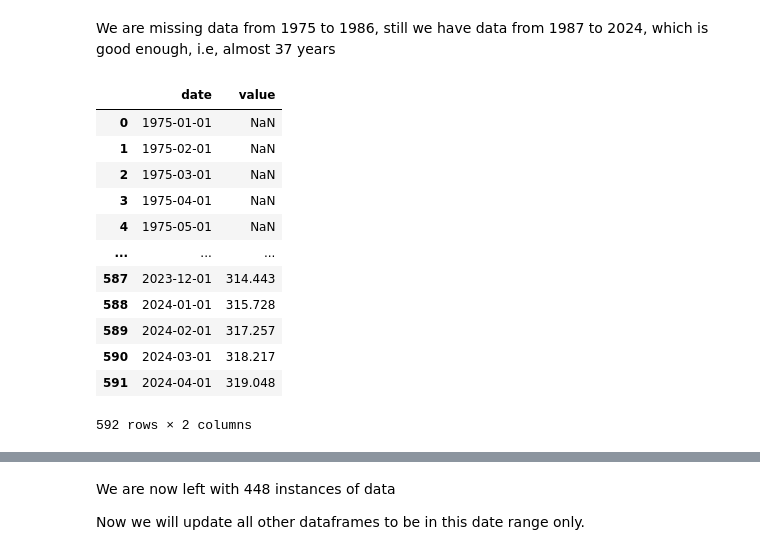
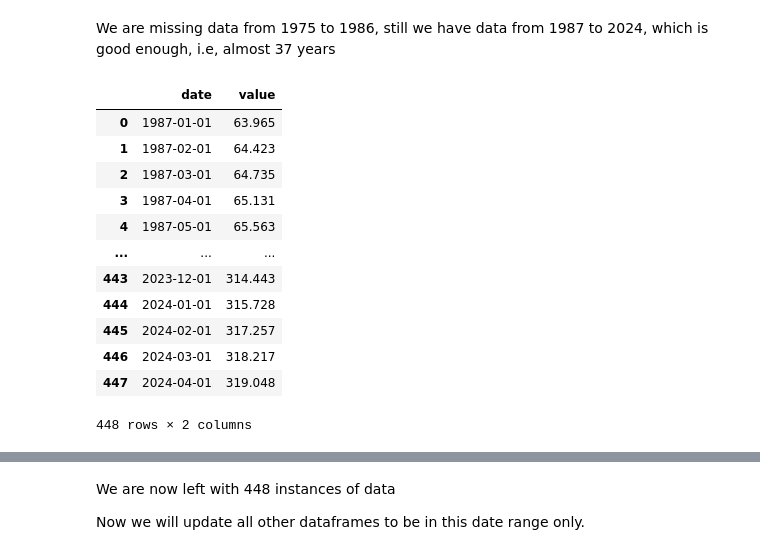
Before and after one commit to VamshiKrsna/USHomePriceCaseStudy, a Jupyter notebook: US Home Price.ipynb, the cells around one changed output, grey strips where cells are left out. Drawn from its saved outputs; the diff is of its cells as text; code cells hidden in the pictures.

```diff
--- a/US Home Price.ipynb
+++ b/US Home Price.ipynb
@@ -148,23 +135,23 @@ Missing years: [1975 1976 1977 1978 1979 1980 1981 1982 1983 1984 1985 1986]
 # %% [markdown]
 We are missing data from 1975 to 1986, still we have data from 1987 to 2024, which is good enough, i.e, almost 37 years
 # %%
-csus.dropna()
+csus = csus.dropna()
 csus.reset_index(drop=True, inplace=True)
 csus
 # %% [output]
 |  | date | value |
-| 0 | 1975-01-01 | NaN |
-| 1 | 1975-02-01 | NaN |
-| 2 | 1975-03-01 | NaN |
-| 3 | 1975-04-01 | NaN |
-| 4 | 1975-05-01 | NaN |
+| 0 | 1987-01-01 | 63.965 |
+| 1 | 1987-02-01 | 64.423 |
+| 2 | 1987-03-01 | 64.735 |
+| 3 | 1987-04-01 | 65.131 |
+| 4 | 1987-05-01 | 65.563 |
 | ... | ... | ... |
-| 587 | 2023-12-01 | 314.443 |
-| 588 | 2024-01-01 | 315.728 |
-| 589 | 2024-02-01 | 317.257 |
-| 590 | 2024-03-01 | 318.217 |
-| 591 | 2024-04-01 | 319.048 |
+| 443 | 2023-12-01 | 314.443 |
+| 444 | 2024-01-01 | 315.728 |
+| 445 | 2024-02-01 | 317.257 |
+| 446 | 2024-03-01 | 318.217 |
+| 447 | 2024-04-01 | 319.048 |
-592 rows × 2 columns
+448 rows × 2 columns
 # %%
 csus.isnull().sum()
 # %% [output]
```
Also changed, not shown: parts of 28 cells of this notebook, 1 other file.
